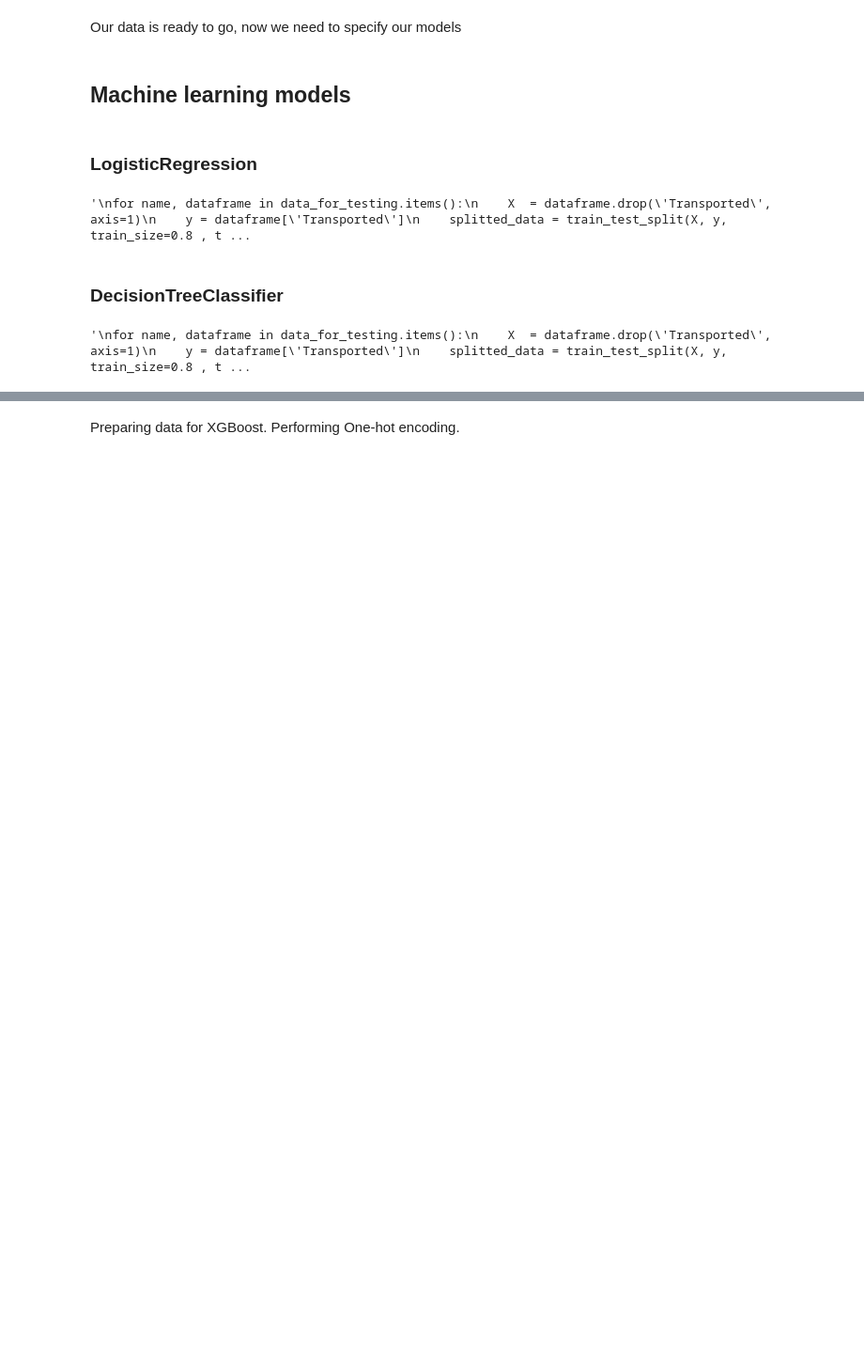
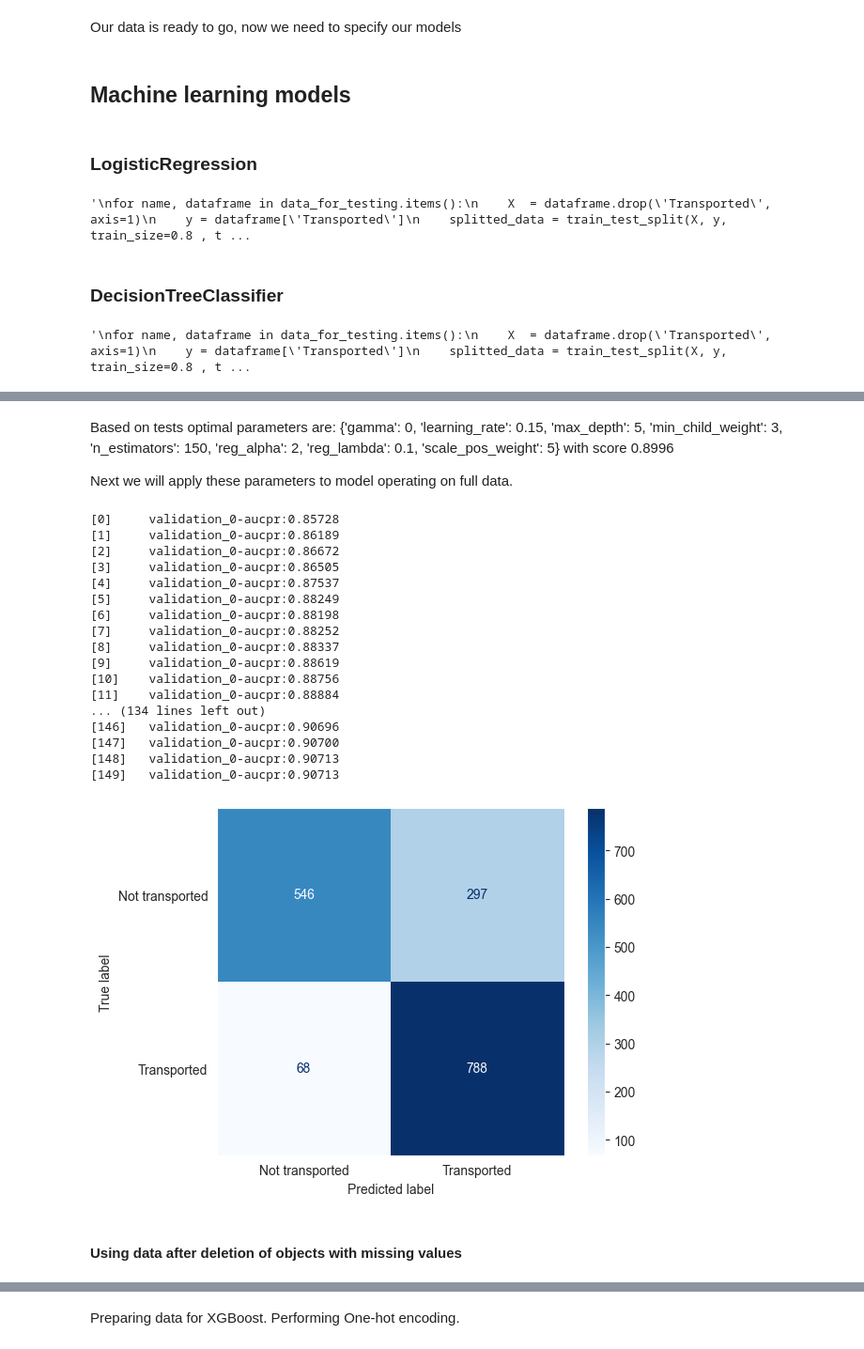
Before and after one commit to filip-kobus/spaceship-titanic-kaggle, a Jupyter notebook: notebook.ipynb, the cells around one changed output, grey strips where cells are left out. Shown at 94% size. Cells and saved outputs as stored; diff of their text form; code cells hidden in the pictures; blank space fills up the shorter version.

```diff
--- a/notebook.ipynb
+++ b/notebook.ipynb
@@ -651,0 +677,52 @@ KeyboardInterrupt:
+# %% [markdown]
+Based on tests optimal parameters are: {'gamma': 0, 'learning_rate': 0.15, 'max_depth': 5, 'min_child_weight': 3, 'n_estimators': 150, 'reg_alpha': 2, 'reg_lambda': 0.1, 'scale_pos_weight': 5} with score 0.8996
+
+Next we will apply these parameters to model operating on full data.
+# %%
+from sklearn.metrics import ConfusionMatrixDisplay
+
+
+X = train_after_imputation.drop('Transported', axis=1)
+y = train_after_imputation['Transported']
+X_train, X_valid, y_train, y_valid = train_test_split(X, y, train_size=0.8, test_size=0.2, random_state=0, stratify=y)
+
+model = xgb.XGBClassifier(
+    seed=0,
+    objective='binary:logistic',
+    gamma=0,
+    learning_rate=0.15,
+    max_depth=5,
+    min_child_weight=3,
+    n_estimators=150,
+    reg_alpha=2,
+    reg_lambda=0.1,
+    scale_pos_weight=5,
+    eval_metric= 'aucpr'
+)
+
+model.fit(X_train, y_train, verbose=1, eval_set=[(X_valid, y_valid)])
+
+disp_imputed = ConfusionMatrixDisplay.from_estimator(model, X_valid, y_valid, cmap='Blues', display_labels=["Not transported", "Transported"])
+plt.grid(False)
+plt.show()
+# %% [output]
+[0]     validation_0-aucpr:0.85728
+[1]     validation_0-aucpr:0.86189
+[2]     validation_0-aucpr:0.86672
+[3]     validation_0-aucpr:0.86505
+[4]     validation_0-aucpr:0.87537
+[5]     validation_0-aucpr:0.88249
+[6]     validation_0-aucpr:0.88198
+[7]     validation_0-aucpr:0.88252
+[8]     validation_0-aucpr:0.88337
+[9]     validation_0-aucpr:0.88619
+[10]    validation_0-aucpr:0.88756
+[11]    validation_0-aucpr:0.88884
+... (134 lines left out)
+[146]   validation_0-aucpr:0.90696
+[147]   validation_0-aucpr:0.90700
+[148]   validation_0-aucpr:0.90713
+[149]   validation_0-aucpr:0.90713
+[figure, added]
+# %% [markdown]
+#### Using data after deletion of objects with missing values
```
Also changed, not shown: parts of 18 cells of this notebook.
